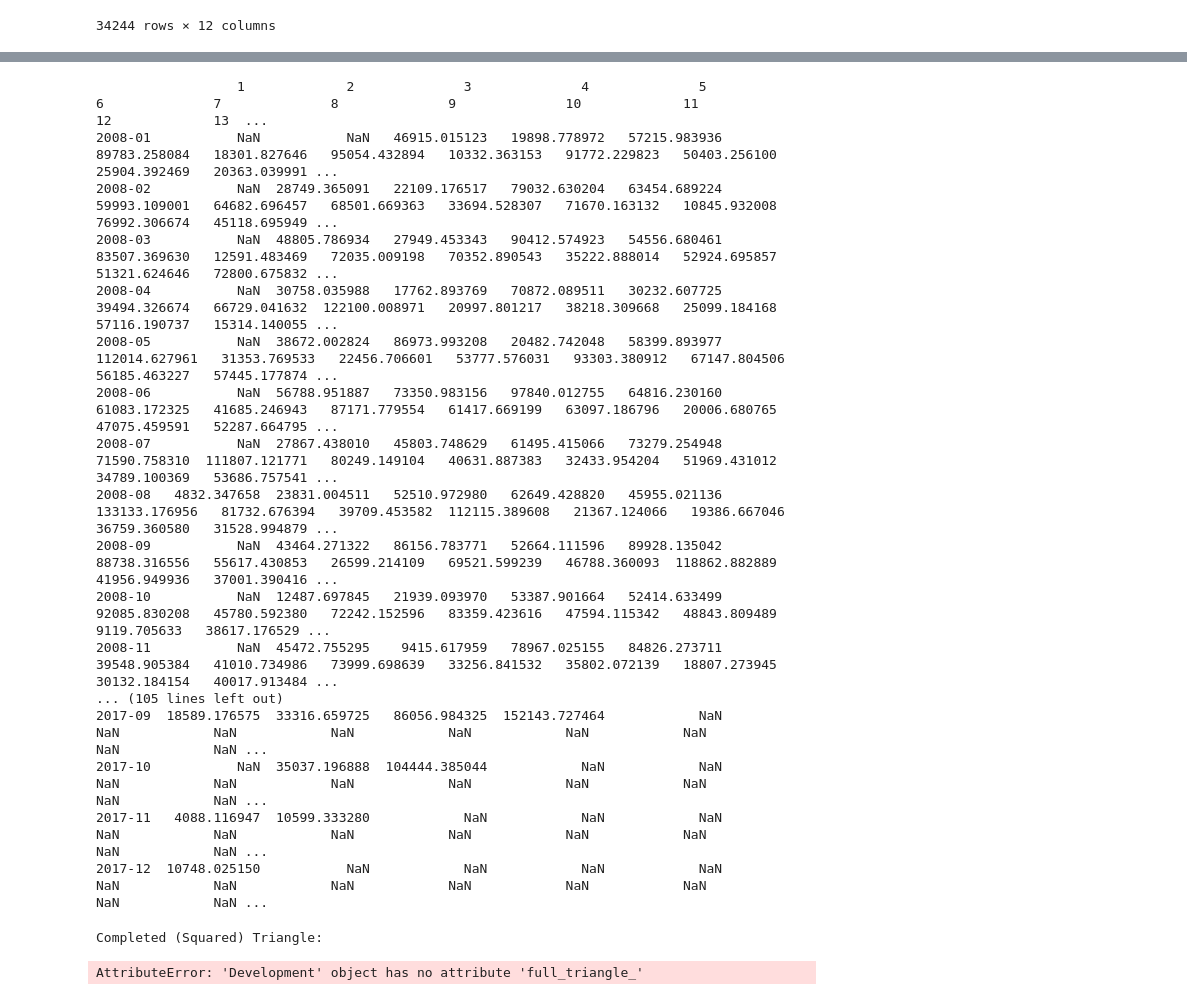
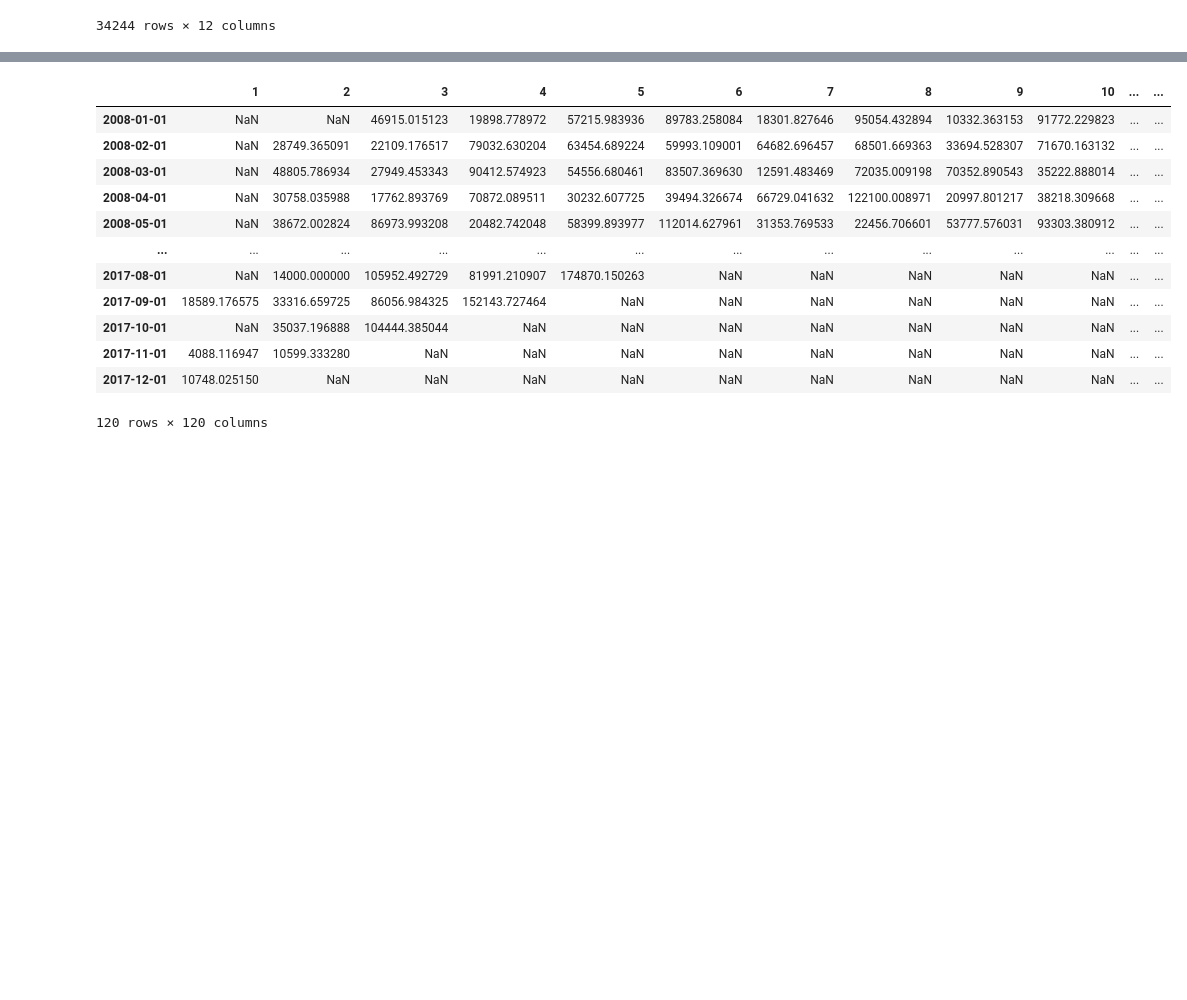
Before and after one commit to lugia10/StateSpace_toy, a Jupyter notebook: CL_LSTM.ipynb, the cells around one changed output, grey strips where cells are left out. Drawn from its saved outputs; the diff is of its cells as text; code cells hidden in the pictures; blank space fills up the shorter version.

```diff
--- a/CL_LSTM.ipynb
+++ b/CL_LSTM.ipynb
@@ -48,61 +69,20 @@ df_flat
 # %%
 # Line: Auto, Type: PD, Data: Incurred
-prism_triangle_granular = cl.load_sample("prism")
-prism_triangle_grouped = prism_triangle_granular.groupby(['Line', 'Type']).sum()
 prism_triangle_PD_Incurred = prism_triangle_grouped.loc[('Auto', 'PD'), 'Incurred']
 
-print(prism_triangle_PD_Incurred)
+df_triangle_PD_Incurred = prism_triangle_PD_Incurred.to_frame()
+df_triangle_PD_Incurred
 # %% [output]
+|  | 1 | 2 | 3 | 4 | 5 | 6 | 7 | 8 | 9 | 10 | ... | ... |
+| 2008-01-01 | NaN | NaN | 46915.015123 | 19898.778972 | 57215.983936 | 89783.258084 | 18301.827646 | 95054.432894 | 10332.363153 | 91772.229823 | ... | ... |
+| 2008-02-01 | NaN | 28749.365091 | 22109.176517 | 79032.630204 | 63454.689224 | 59993.109001 | 64682.696457 | 68501.669363 | 33694.528307 | 71670.163132 | ... | ... |
+| 2008-03-01 | NaN | 48805.786934 | 27949.453343 | 90412.574923 | 54556.680461 | 83507.369630 | 12591.483469 | 72035.009198 | 70352.890543 | 35222.888014 | ... | ... |
+| 2008-04-01 | NaN | 30758.035988 | 17762.893769 | 70872.089511 | 30232.607725 | 39494.326674 | 66729.041632 | 122100.008971 | 20997.801217 | 38218.309668 | ... | ... |
+| 2008-05-01 | NaN | 38672.002824 | 86973.993208 | 20482.742048 | 58399.893977 | 112014.627961 | 31353.769533 | 22456.706601 | 53777.576031 | 93303.380912 | ... | ... |
+| ... | ... | ... | ... | ... | ... | ... | ... | ... | ... | ... | ... | ... |
+| 2017-08-01 | NaN | 14000.000000 | 105952.492729 | 81991.210907 | 174870.150263 | NaN | NaN | NaN | NaN | NaN | ... | ... |
+| 2017-09-01 | 18589.176575 | 33316.659725 | 86056.984325 | 152143.727464 | NaN | NaN | NaN | NaN | NaN | NaN | ... | ... |
+| 2017-10-01 | NaN | 35037.196888 | 104444.385044 | NaN | NaN | NaN | NaN | NaN | NaN | NaN | ... | ... |
+| 2017-11-01 | 4088.116947 | 10599.333280 | NaN | NaN | NaN | NaN | NaN | NaN | NaN | NaN | ... | ... |
+| 2017-12-01 | 10748.025150 | NaN | NaN | NaN | NaN | NaN | NaN | NaN | NaN | NaN | ... | ... |
-                  1             2              3              4              5              6              7              8              9              10             11             12             13  ...
-2008-01           NaN           NaN   46915.015123   19898.778972   57215.983936   89783.258084   18301.827646   95054.432894   10332.363153   91772.229823   50403.256100   25904.392469   20363.039991 ...
-2008-02           NaN  28749.365091   22109.176517   79032.630204   63454.689224   59993.109001   64682.696457   68501.669363   33694.528307   71670.163132   10845.932008   76992.306674   45118.695949 ...
-2008-03           NaN  48805.786934   27949.453343   90412.574923   54556.680461   83507.369630   12591.483469   72035.009198   70352.890543   35222.888014   52924.695857   51321.624646   72800.675832 ...
-2008-04           NaN  30758.035988   17762.893769   70872.089511   30232.607725   39494.326674   66729.041632  122100.008971   20997.801217   38218.309668   25099.184168   57116.190737   15314.140055 ...
-2008-05           NaN  38672.002824   86973.993208   20482.742048   58399.893977  112014.627961   31353.769533   22456.706601   53777.576031   93303.380912   67147.804506   56185.463227   57445.177874 ...
-2008-06           NaN  56788.951887   73350.983156   97840.012755   64816.230160   61083.172325   41685.246943   87171.779554   61417.669199   63097.186796   20006.680765   47075.459591   52287.664795 ...
-2008-07           NaN  27867.438010   45803.748629   61495.415066   73279.254948   71590.758310  111807.121771   80249.149104   40631.887383   32433.954204   51969.431012   34789.100369   53686.757541 ...
-2008-08   4832.347658  23831.004511   52510.972980   62649.428820   45955.021136  133133.176956   81732.676394   39709.453582  112115.389608   21367.124066   19386.667046   36759.360580   31528.994879 ...
-2008-09           NaN  43464.271322   86156.783771   52664.111596   89928.135042   88738.316556   55617.430853   26599.214109   69521.599239   46788.360093  118862.882889   41956.949936   37001.390416 ...
-2008-10           NaN  12487.697845   21939.093970   53387.901664   52414.633499   92085.830208   45780.592380   72242.152596   83359.423616   47594.115342   48843.809489    9119.705633   38617.176529 ...
-2008-11           NaN  45472.755295    9415.617959   78967.025155   84826.273711   39548.905384   41010.734986   73999.698639   33256.841532   35802.072139   18807.273945   30132.184154   40017.913484 ...
-... (105 lines left out)
-2017-09  18589.176575  33316.659725   86056.984325  152143.727464            NaN            NaN            NaN            NaN            NaN            NaN            NaN            NaN            NaN ...
-2017-10           NaN  35037.196888  104444.385044            NaN            NaN            NaN            NaN            NaN            NaN            NaN            NaN            NaN            NaN ...
-2017-11   4088.116947  10599.333280            NaN            NaN            NaN            NaN            NaN            NaN            NaN            NaN            NaN            NaN            NaN ...
-2017-12  10748.025150           NaN            NaN            NaN            NaN            NaN            NaN            NaN            NaN            NaN            NaN            NaN            NaN ...
+120 rows × 120 columns
-# %%
-import pandas as pd
-import chainladder as cl
-
-# 1. Recreate the specific triangle from our previous steps
-prism_triangle_granular = cl.load_sample("prism")
-prism_triangle_grouped = prism_triangle_granular.groupby(['Line', 'Type']).sum()
-pd_incurred_triangle = prism_triangle_grouped.loc[('Auto', 'PD'), 'Incurred']
-
-# 2. Instantiate the Development estimator
-# This object will perform the chain-ladder calculations.
-dev = cl.Development()
-
-# 3. Fit the estimator to your data
-# The .fit() method calculates the age-to-age factors from the historical
-# part of the triangle and selects the averages to use for projections.
-dev.fit(pd_incurred_triangle)
-
-# 4. Access the completed (squared) triangle
-# The results of the fit are stored in attributes with a trailing underscore.
-# The 'full_triangle_' attribute holds the original data plus the projections.
-print("Completed (Squared) Triangle:")
-print(dev.full_triangle_)
-
-# You can also view other key results of the chain-ladder calculation:
-print("\nSelected Age-to-Age Factors (Link Ratios):")
-print(dev.ldf_)
-
-print("\nProjected Ultimate Losses for Each Origin Year:")
-print(dev.ultimate_)
-
-print("\nProjected IBNR (Reserves to be booked):")
-print(dev.ibnr_)
-# %% [output]
-Completed (Squared) Triangle:
-AttributeError: 'Development' object has no attribute 'full_triangle_'
```
Also changed, not shown: parts of 7 cells of this notebook.
